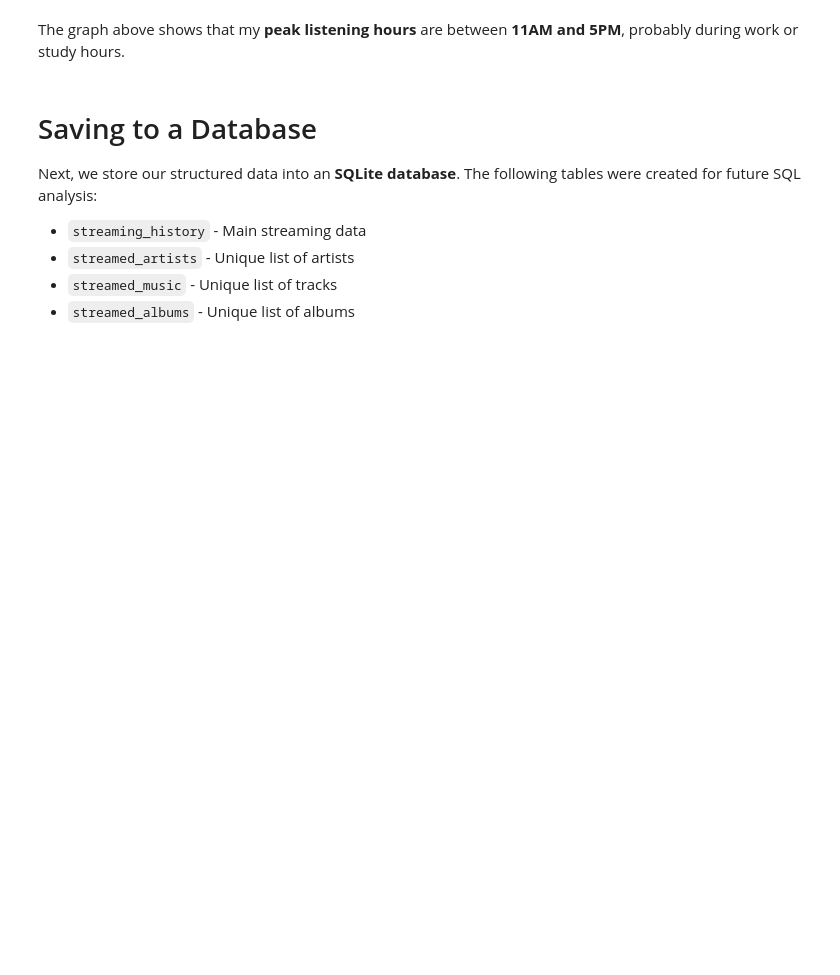
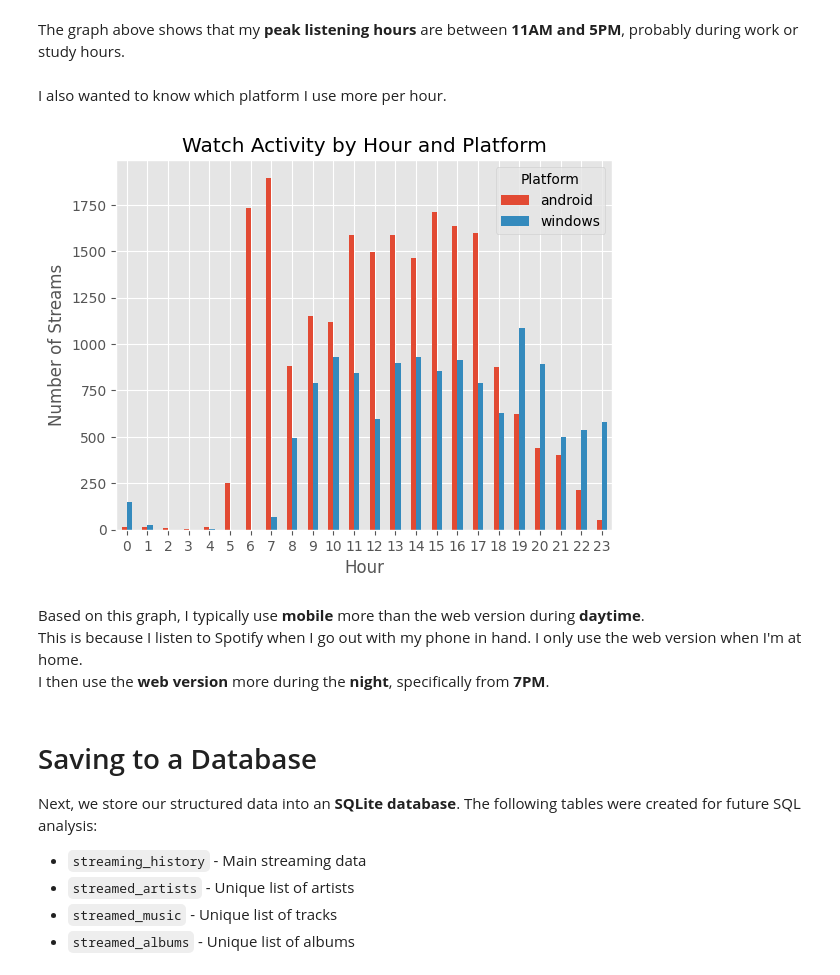
Before and after one commit to ShdwBrngr/YouTube-and-Spotify-Data-Analysis, a Jupyter notebook: sptfy_analysis.ipynb, the cells around one changed output. Drawn from its saved outputs; the diff is of its cells as text; code cells hidden in the pictures; blank space fills up the shorter version.

Commit message:
Updated analysis, Added more visualization, Removed unnecessary parts, Updated dependencies and README

```diff
--- a/sptfy_analysis.ipynb
+++ b/sptfy_analysis.ipynb
@@ -486,6 +490,25 @@ fig.show()
 [figure]
 # %% [markdown]
 The graph above shows that my **peak listening hours** are between **11AM and 5PM**, probably during work or study hours.
+# %% [markdown]
+I also wanted to know which platform I use more per hour.
+# %%
+platform_dist = cleaned_df_copy.groupby(["hour", "platform"]).size().unstack(fill_value=0)
+platform_dist
+
+platform_dist.plot(kind="bar", stacked=False)
+plt.title("Watch Activity by Hour and Platform")
+plt.xlabel("Hour")
+plt.ylabel("Number of Streams")
+plt.legend(title="Platform")
+plt.xticks(rotation=0)
+plt.show()
+# %% [output]
+[figure, added]
+# %% [markdown]
+Based on this graph, I typically use **mobile** more than the web version during **daytime**.
+This is because I listen to Spotify when I go out with my phone in hand. I only use the web version when I'm at home.
+I then use the **web version** more during the **night**, specifically from **7PM**.
 # %% [markdown]
 # Saving to a Database
 Next, we store our structured data into an **SQLite database**.
```
Also changed, not shown: parts of 13 cells of this notebook, 2 other files.
